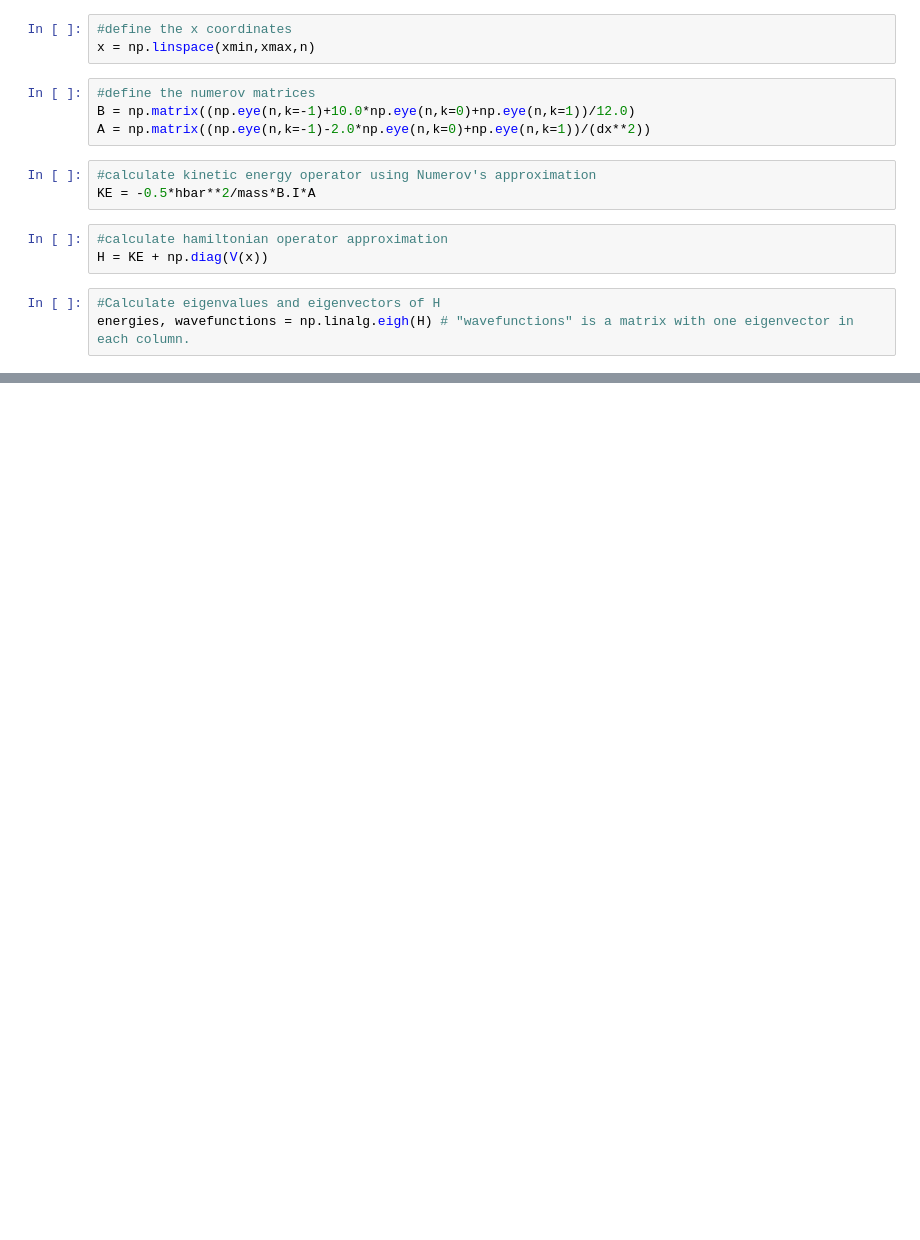
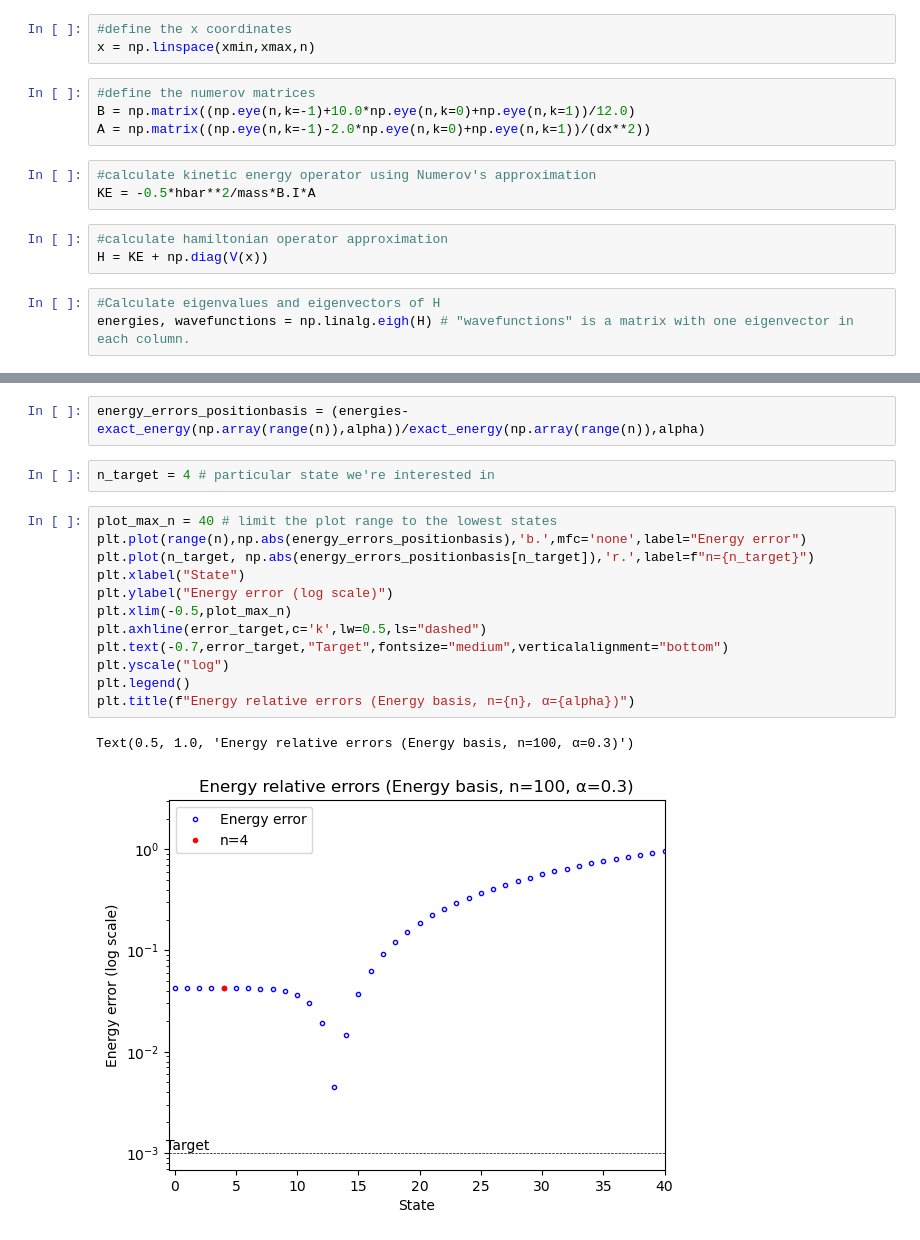
Before and after one commit to corcoted/Phys475, a Jupyter notebook: Approximations-combined.ipynb, the cells around one changed output, grey strips where cells are left out. Cells and saved outputs as stored; diff of their text form; blank space fills up the shorter version.

```diff
--- a/Approximations-combined.ipynb
+++ b/Approximations-combined.ipynb
@@ -152 +307,20 @@ energies #display the lowest four energies
+# %%
+energy_errors_positionbasis = (energies-exact_energy(np.array(range(n)),alpha))/exact_energy(np.array(range(n)),alpha)
+# %%
+n_target = 4 # particular state we're interested in
+# %%
+plot_max_n = 40 # limit the plot range to the lowest states
+plt.plot(range(n),np.abs(energy_errors_positionbasis),'b.',mfc='none',label="Energy error")
+plt.plot(n_target, np.abs(energy_errors_positionbasis[n_target]),'r.',label=f"n={n_target}")
+plt.xlabel("State")
+plt.ylabel("Energy error (log scale)")
+plt.xlim(-0.5,plot_max_n)
+plt.axhline(error_target,c='k',lw=0.5,ls="dashed")
+plt.text(-0.7,error_target,"Target",fontsize="medium",verticalalignment="bottom")
+plt.yscale("log")
+plt.legend()
+plt.title(f"Energy relative errors (Energy basis, n={n}, α={alpha})")
+# %% [output]
+Text(0.5, 1.0, 'Energy relative errors (Energy basis, n=100, α=0.3)')
+[figure, added]
 # %%
```
Also changed, not shown: parts of 20 cells of this notebook.
